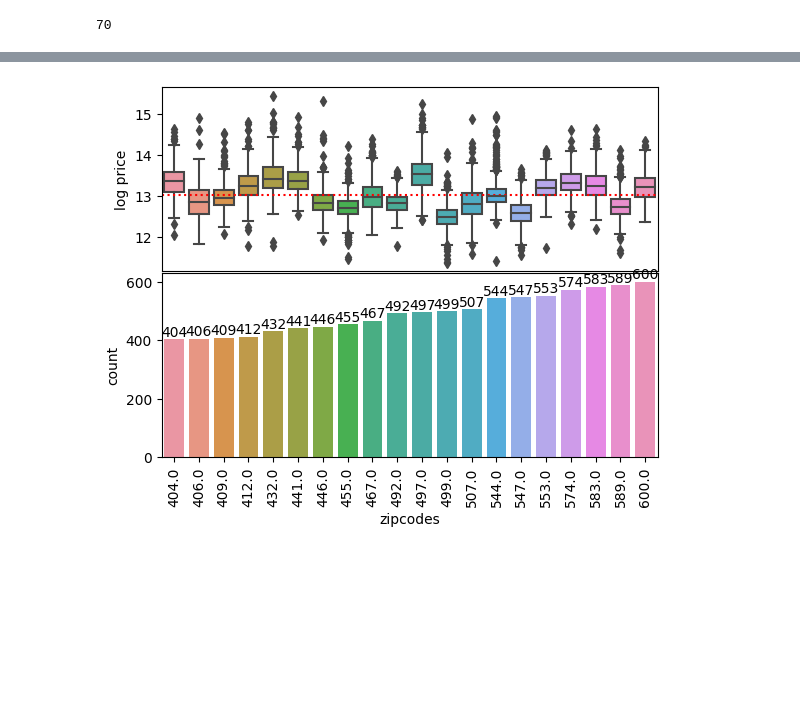
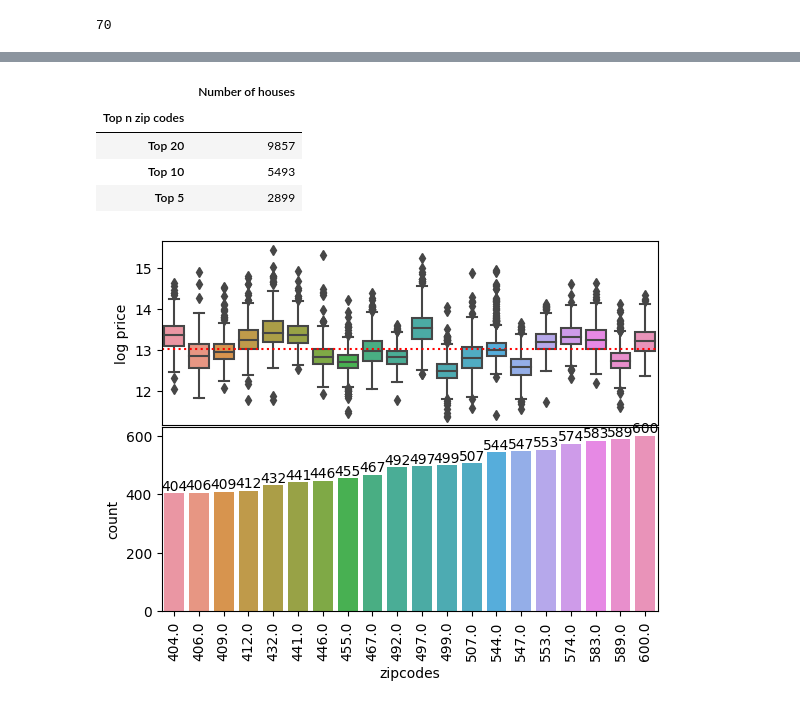
Before and after one commit to Sanketb2312/Info251-final-project, a Jupyter notebook: houseprediction.ipynb, the cells around one changed output, grey strips where cells are left out. Drawn from its saved outputs; the diff is of its cells as text; code cells hidden in the pictures; blank space fills up the shorter version.

```diff
--- a/houseprediction.ipynb
+++ b/houseprediction.ipynb
@@ -235,6 +234,0 @@ There are 70 unique neighbourhoods
-# %%
-top_20 = data['zipcode'].value_counts(ascending=False).to_frame().head(20)
-display(top_20)
-in_top_20_neighborhoods = data.join(top_20, on='zipcode', rsuffix='s').dropna()
-in_top_20_neighborhoods = in_top_20_neighborhoods.drop(columns=['zipcode'])
-print("Number of houses in top 20 neighbourhoods:", len(in_top_20_neighborhoods))
@@ -260,3 +235,22 @@ Number of houses in top 20 neighbourhoods: 9857
+# %%
+def top_n_zipcodes(df, n):
+    top_20 = df['zipcode'].value_counts(ascending=False).to_frame().head(n)
+    in_top_n_zips = data.join(top_20, on='zipcode', rsuffix='s').dropna()
+    in_top_n_zips = in_top_n_zips.drop(columns=['zipcode'])
+    return in_top_n_zips
+
+top_20 = top_n_zipcodes(data, 20)
+top_10 = top_n_zipcodes(data, 10)
+top_5 = top_n_zipcodes(data, 5)
+dict = {'Top 20': len(top_20), 'Top 10': len(top_10), 'Top 5': len(top_5)}
+display_top = pd.DataFrame(dict.items(), columns=['Top n zip codes', 'Number of houses']).set_index('Top n zip codes')
+display_top
+# %% [output]
+|  | Number of houses |
+| Top n zip codes |  |
+| Top 20 | 9857 |
+| Top 10 | 5493 |
+| Top 5 | 2899 |
 # %%
 def plot_categorical(neighborhoods):
     fig, axs = plt.subplots(nrows=2)
```
Also changed, not shown: parts of 6 cells of this notebook.
